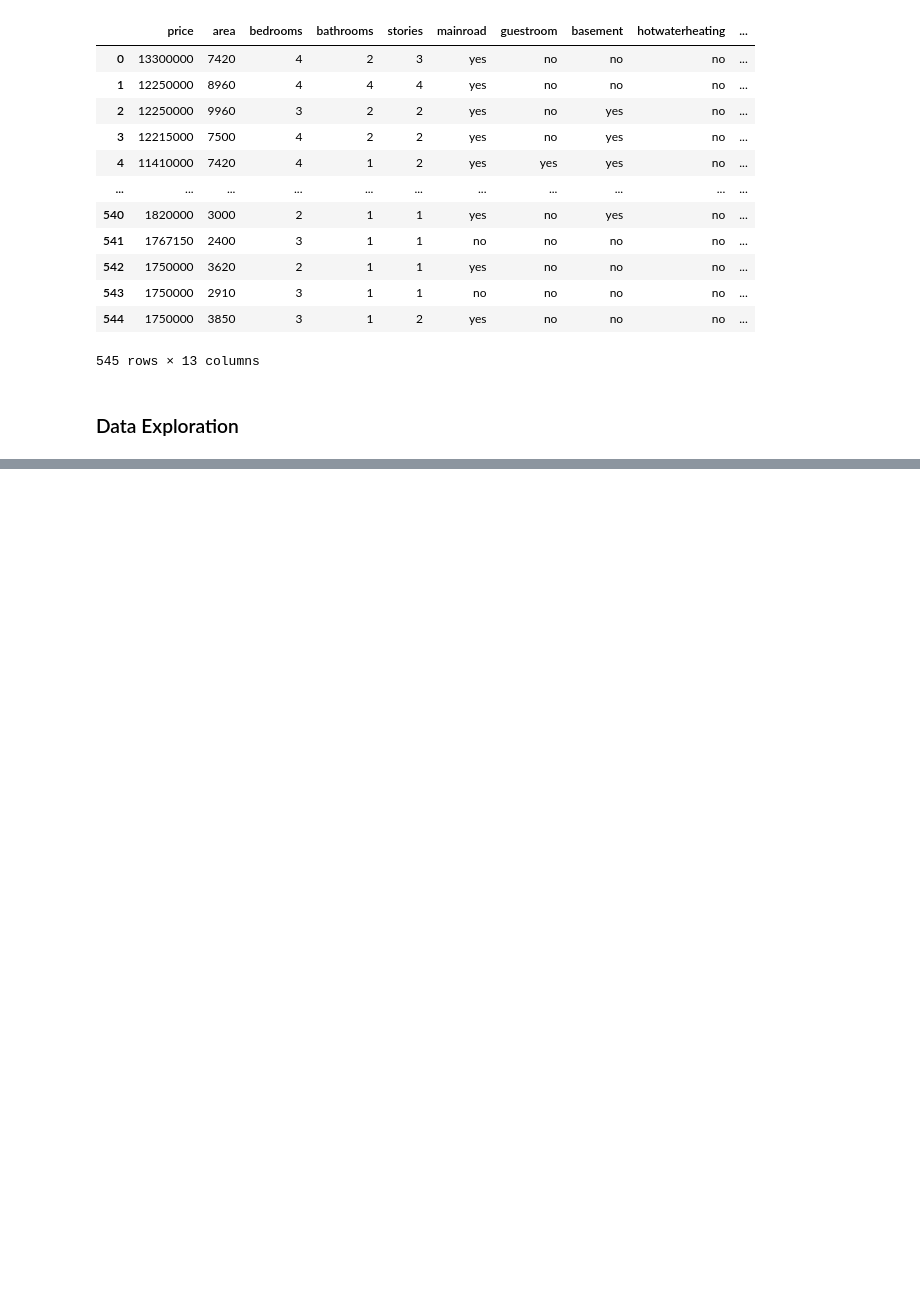
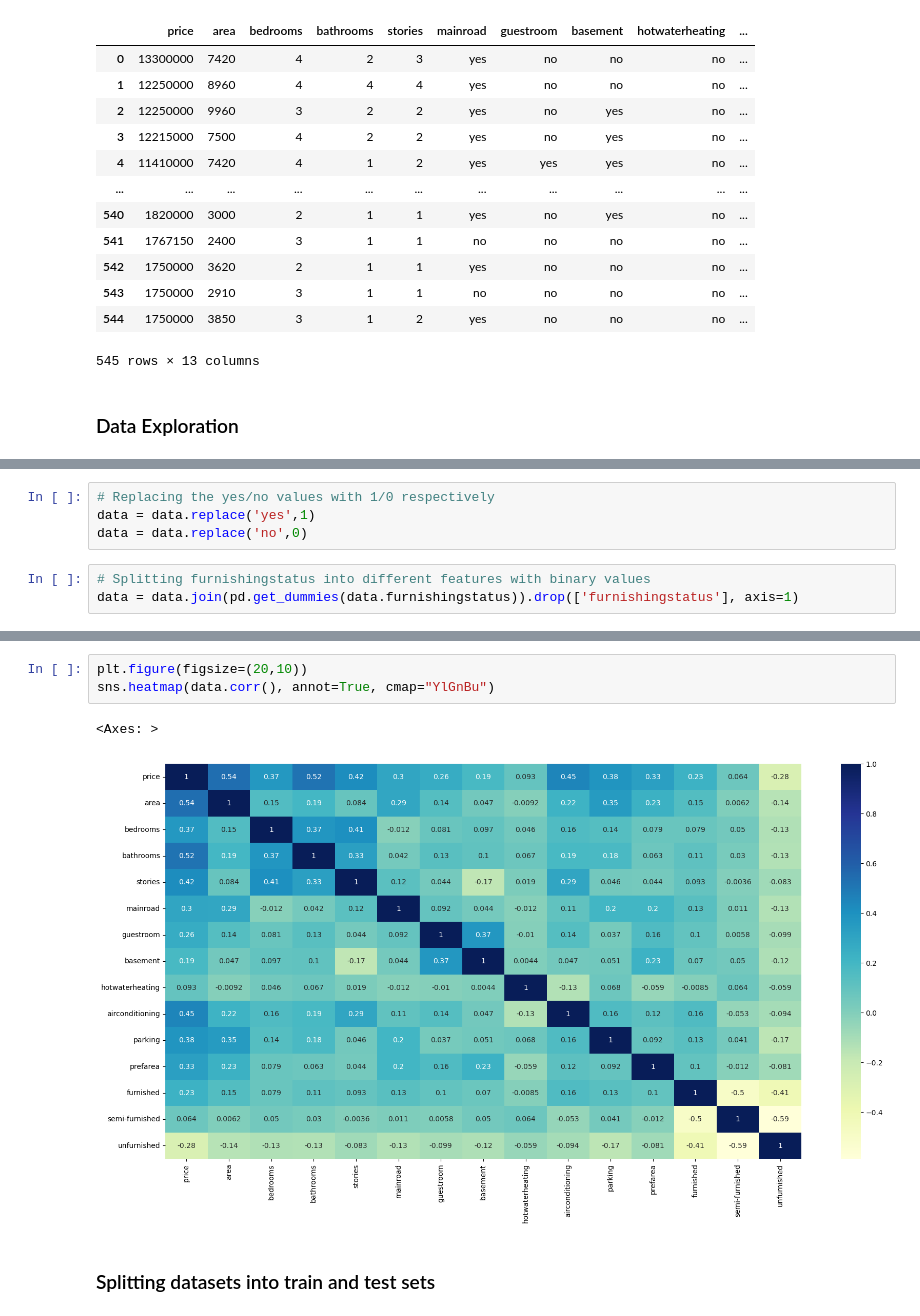
Before and after one commit to Kairos5106/stroke-predictor-machine-learning, a Jupyter notebook: housing-pricing-prediction.ipynb, the cells around one changed output, grey strips where cells are left out. Drawn from its saved outputs; the diff is of its cells as text; blank space fills up the shorter version.

```diff
--- a/housing-pricing-prediction.ipynb
+++ b/housing-pricing-prediction.ipynb
@@ -32 +111,8 @@ data # can also use data.head() or data.tail() to view this same table
+# %%
+# Replacing the yes/no values with 1/0 respectively
+data = data.replace('yes',1)
+data = data.replace('no',0)
+# %%
+# Splitting furnishingstatus into different features with binary values
+data = data.join(pd.get_dummies(data.furnishingstatus)).drop(['furnishingstatus'], axis=1)
 # %%
@@ -56,0 +155,8 @@ memory usage: 55.5+ KB
+# %%
+plt.figure(figsize=(20,10))
+sns.heatmap(data.corr(), annot=True, cmap="YlGnBu")
+# %% [output]
+<Axes: >
+[figure, added]
+# %% [markdown]
+### Splitting datasets into train and test sets
```
Also changed, not shown: parts of 28 cells of this notebook.
